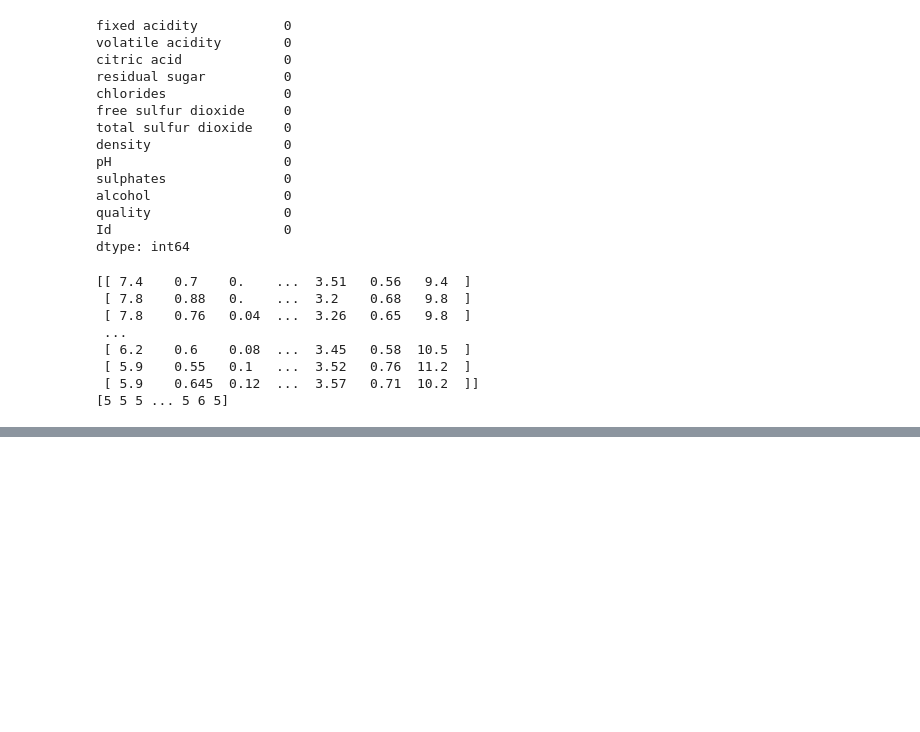
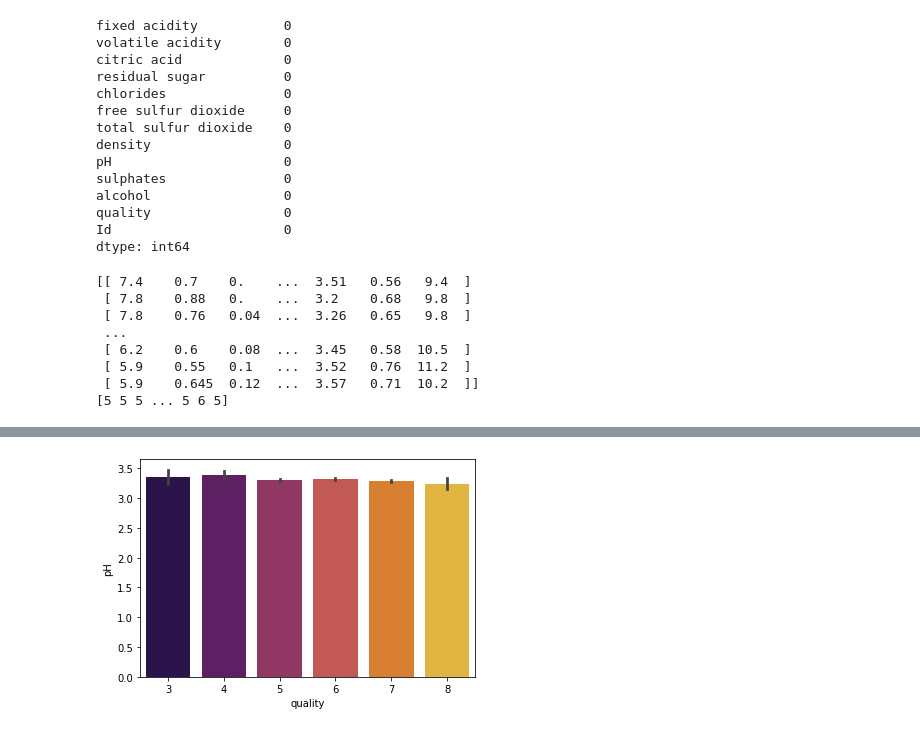
Before and after one commit to 11904452/Wine-Quality-Prediction, a Jupyter notebook: Wine Quality.ipynb, the cells around one changed output, grey strips where cells are left out. Cells and saved outputs as stored; diff of their text form; code cells hidden in the pictures; blank space fills up the shorter version.

```diff
--- a/Wine Quality.ipynb
+++ b/Wine Quality.ipynb
@@ -69,0 +117,6 @@ print(y)
+# %%
+plt.figure(figsize=(6,4))
+sns.barplot(x='quality',y='pH',data=df,palette='inferno')
+plt.show()
+# %% [output]
+[figure, added]
```
Also changed, not shown: parts of 7 cells of this notebook.
